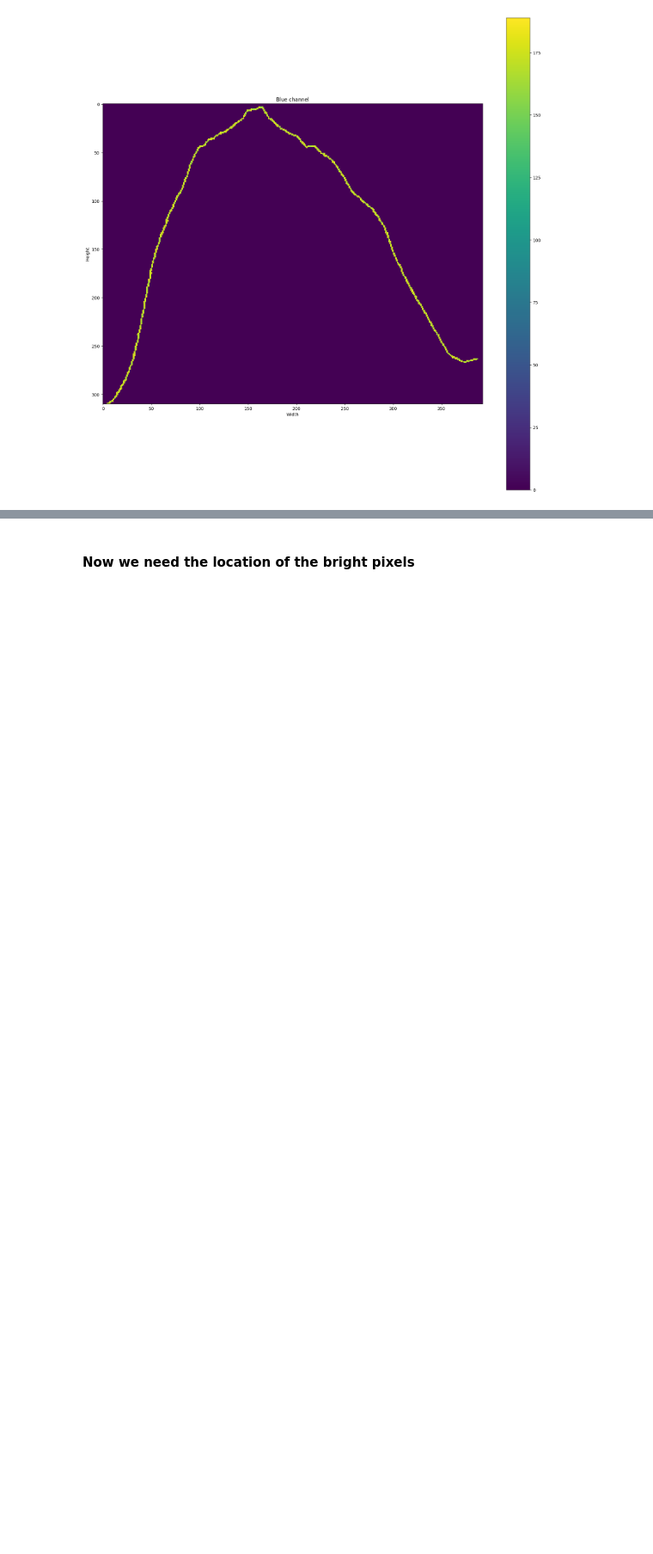
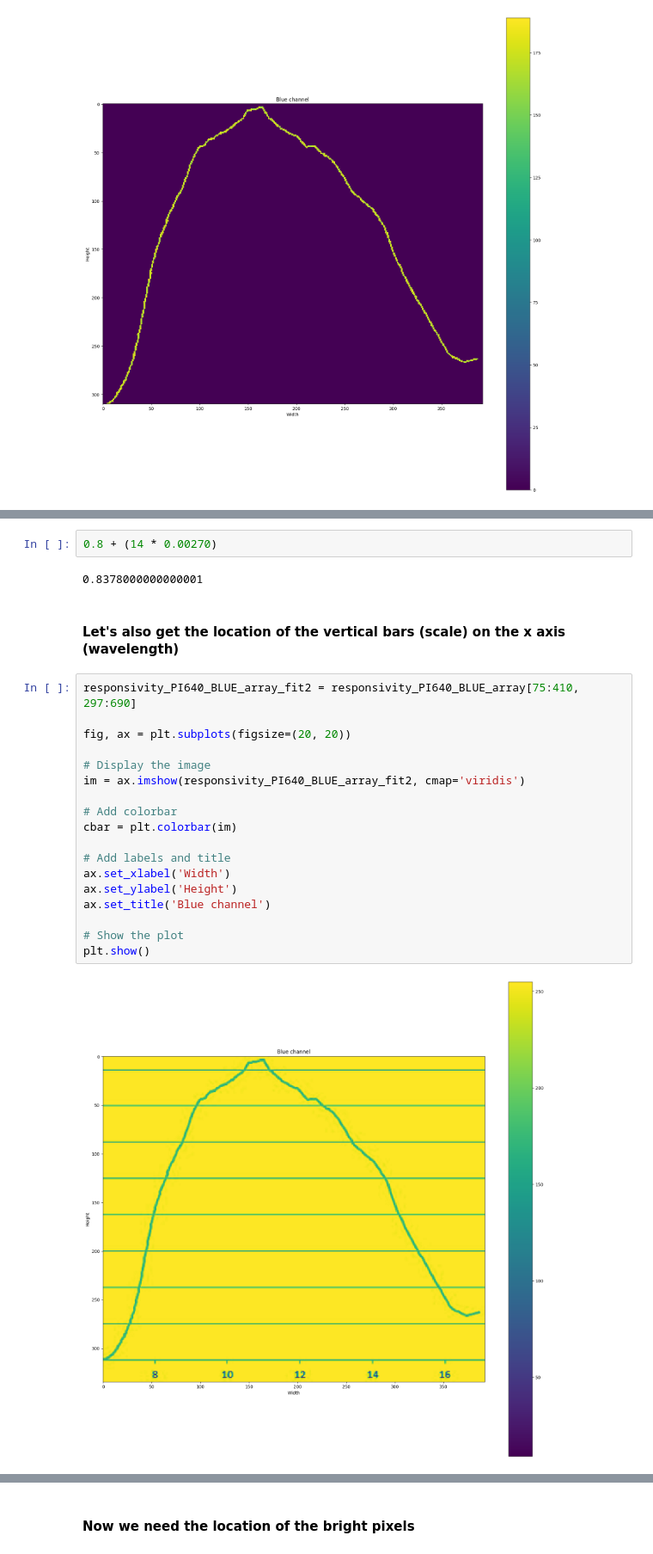
Before and after one commit to KaushalTimilsina/ResearchProject, a Jupyter notebook: Integration.ipynb, the cells around one changed output, grey strips where cells are left out. Shown at 86% size. Cells and saved outputs as stored; diff of their text form; blank space fills up the shorter version.

```diff
--- a/Integration.ipynb
+++ b/Integration.ipynb
@@ -4098,0 +4124,26 @@ plt.show()
+# %%
+0.8 + (14 * 0.00270)
+# %% [output]
+0.8378000000000001
+# %% [markdown]
+#### Let's also get the location of the vertical bars (scale) on the x axis (wavelength)
+# %%
+responsivity_PI640_BLUE_array_fit2 = responsivity_PI640_BLUE_array[75:410, 297:690]
+
+fig, ax = plt.subplots(figsize=(20, 20))
+
+# Display the image
+im = ax.imshow(responsivity_PI640_BLUE_array_fit2, cmap='viridis')
+
+# Add colorbar
+cbar = plt.colorbar(im)
+
+# Add labels and title
+ax.set_xlabel('Width')
+ax.set_ylabel('Height')
+ax.set_title('Blue channel')
+
+# Show the plot
+plt.show()
+# %% [output]
+[figure, added]
```
Also changed, not shown: parts of 28 cells of this notebook.
